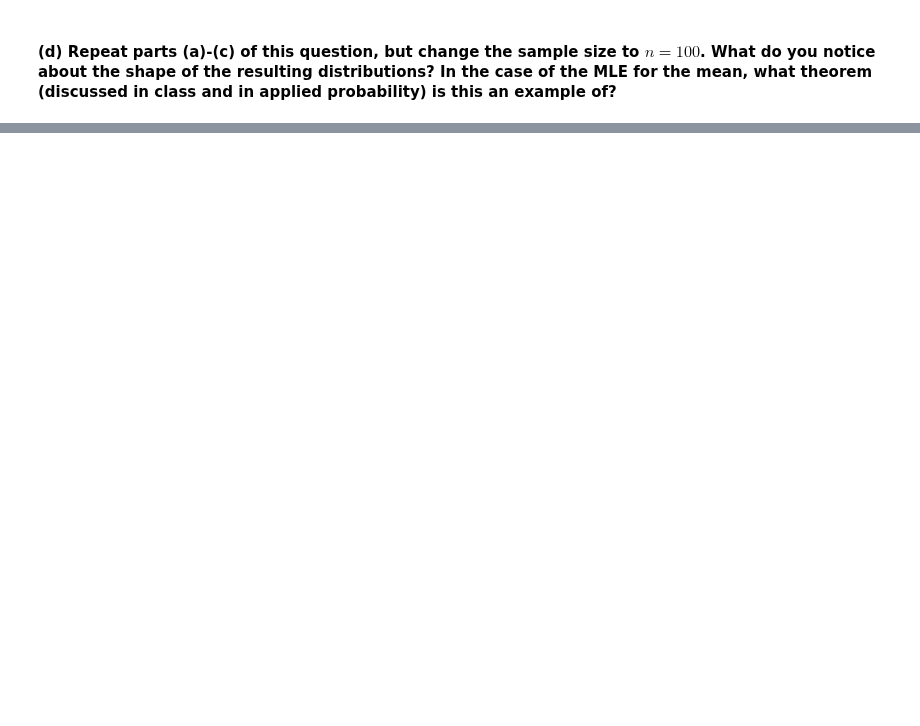
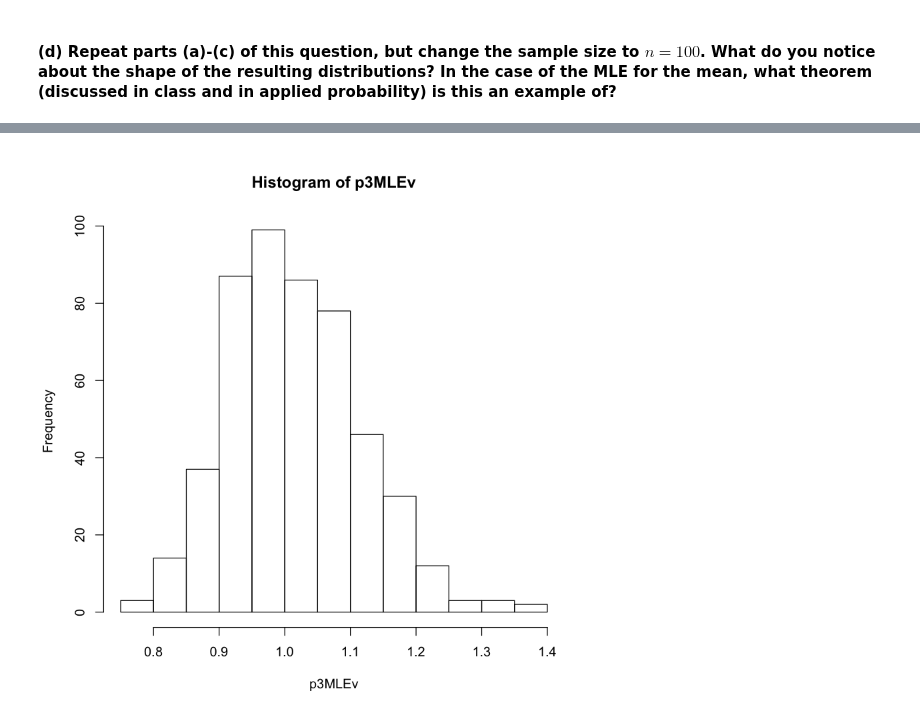
Before and after one commit to ziwei-cheng/STAT_AppliedRegression_ZC, a Jupyter notebook: STAT3400_Spring_2021_HW1_Computational.ipynb, the cells around one changed output, grey strips where cells are left out. Drawn from its saved outputs; the diff is of its cells as text; code cells hidden in the pictures; blank space fills up the shorter version.

```diff
--- a/STAT3400_Spring_2021_HW1_Computational.ipynb
+++ b/STAT3400_Spring_2021_HW1_Computational.ipynb
@@ -32,0 +100,28 @@ Note: You can generate a single iid sample of size $n$ using the rexp() function
+# %%
+lambda = 1
+
+n=100
+
+p3matrix <- matrix(replicate(500,rexp(n,rate=lambda)),nrow=100,ncol=500)
+
+#print(p3matrix)
+# %%
+p3MLEv <- c(1:500)
+
+sum=0
+iteration=1
+
+for(col in 1:ncol(p3matrix) ){
+   for(row in 1:nrow(p3matrix)){
+       sum=sum+p3matrix[row,col]
+   }
+    p3MLEv[iteration]=100/sum
+    sum=0
+    iteration=iteration+1
+}
+
+hist(p3MLEv)
+
+#print(p3MLEv)
+# %% [output]
+[figure, added]
```
Also changed, not shown: parts of 9 cells of this notebook, 17 other files.
